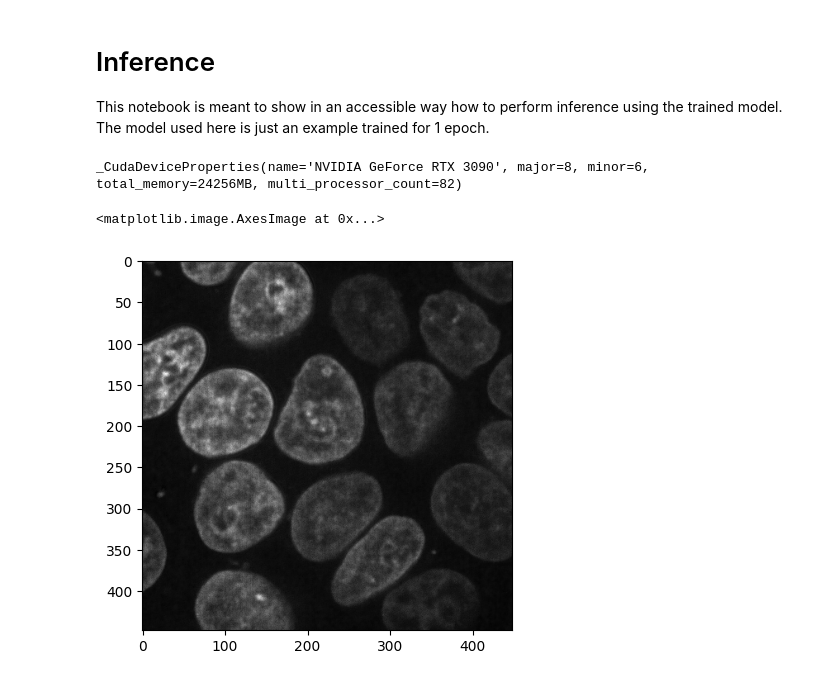
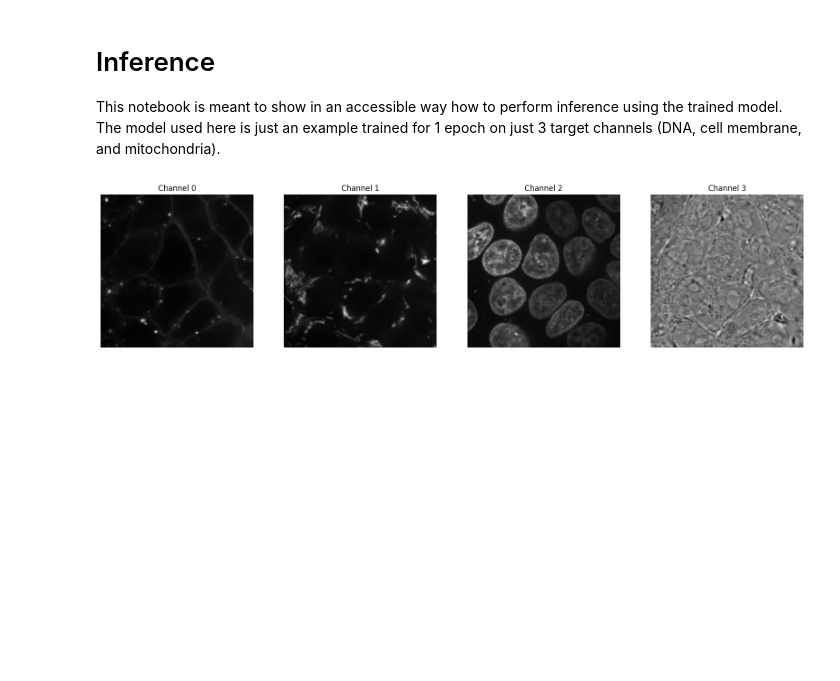
Before and after one commit to organvision-eu/digital_staining, a Jupyter notebook: inference.ipynb, the cells around one changed output. Cells and saved outputs as stored; diff of their text form; code cells hidden in the pictures; blank space fills up the shorter version.

```diff
--- a/inference.ipynb
+++ b/inference.ipynb
@@ -2,7 +2,7 @@
 # Inference
 
 This notebook is meant to show in an accessible way how to perform inference using the trained model.
-The model used here is just an example trained for 1 epoch.
+The model used here is just an example trained for 1 epoch on just 3 target channels (DNA, cell membrane, and mitochondria).
 # %%
 import zarr
 import matplotlib.pyplot as plt
@@ -10,23 +10,26 @@ import matplotlib.pyplot as plt
 from inference import inference
 from src.utils.utils import get_device
 # %%
-ckpt_path = 'trained_models/GAN_Gen_ok_in-focus-centre_WGANGP_advT_True_LReLU_0.05_3D__2_DNA-cell_membrane-mitochondria-nuclear_envelope-myofibrils-nucleoli.tar'
+ckpt_path = "trained_models/Gen_in-focus-centre_WGANGP_advT_True_3D_3D_5e-05lrG_5e-05lrD_['TOMM20'].tar"
 output_dir = 'output_images/'
 device = get_device(0)
 output_format = 'tiff'
-img_path = '/mnt/organvision_nvme/denoised_hipsc_single_cell_dataset/TOMM20/1000.zarr'
+img_path = '/mnt/storage_nvme/organvision/denoised_hipsc_single_cell_dataset/TOMM20/1000.zarr'
 source = 3
-# %% [output]
-_CudaDeviceProperties(name='NVIDIA GeForce RTX 3090', major=8, minor=6, total_memory=24256MB, multi_processor_count=82)
 # %%
 img = zarr.open(img_path)
 section = ((16,64,64),(32,512,512))
-plt.imshow(img[2,
-            (section[0][0]+section[1][0])//2, #central slice
-            section[0][1]:section[1][1],
-            section[0][2]:section[1][2]
-            ], cmap = 'gray') # original image
+
+fig, ax = plt.subplots(1, img.shape[0], figsize=(20, 10))
+for channel in range(img.shape[0]):
+    ax[channel].imshow(img[channel,
+        (section[0][0]+section[1][0])//2, #central slice
+        section[0][1]:section[1][1],
+        section[0][2]:section[1][2]
+        ], cmap = 'gray') # original image
+    ax[channel].axis('off')
+    ax[channel].set_title(f'Channel {channel}')
+plt.show()
 # %% [output]
-<matplotlib.image.AxesImage at 0x...>
-[figure, old version]
+[figure, new version]
 # %%
```
Also changed, not shown: parts of 1 cell of this notebook, 1 other file.
